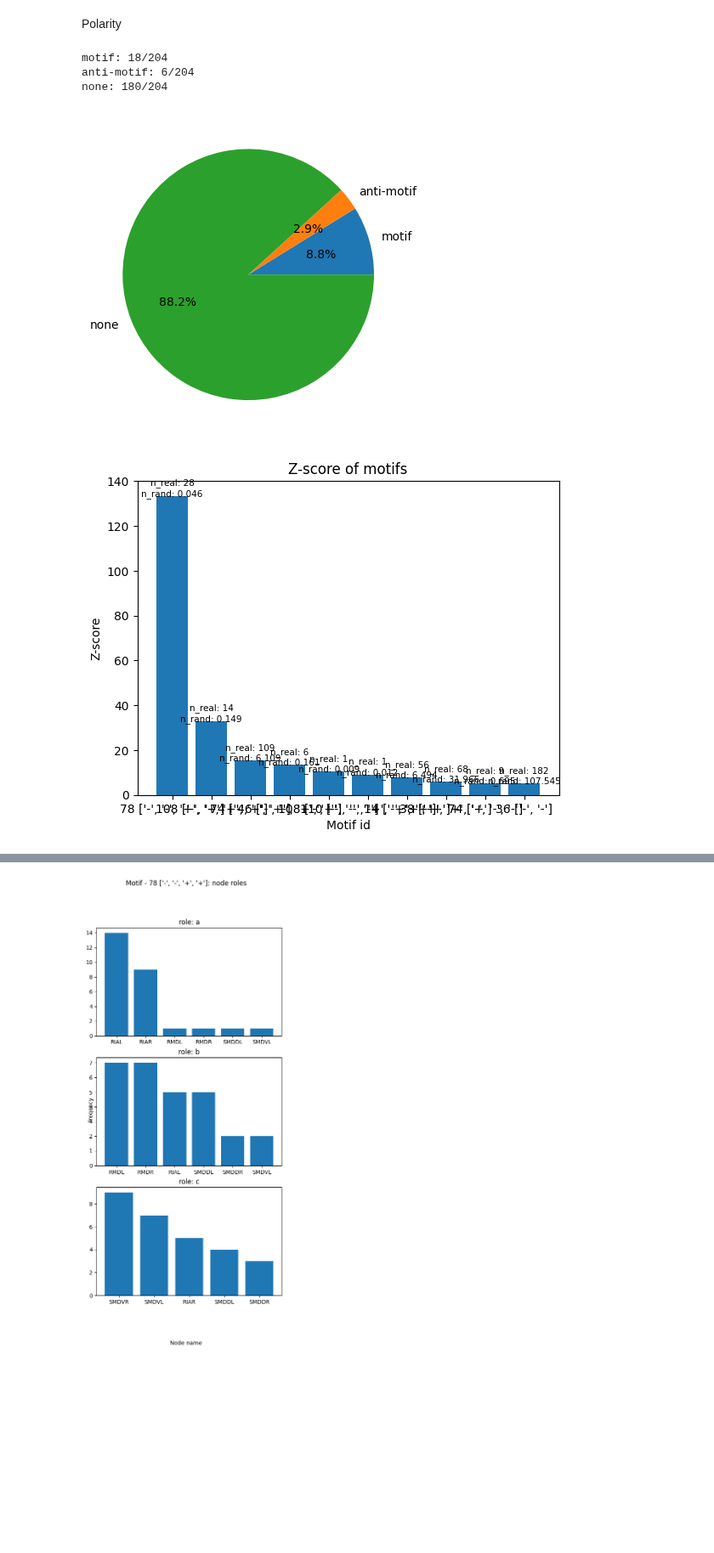
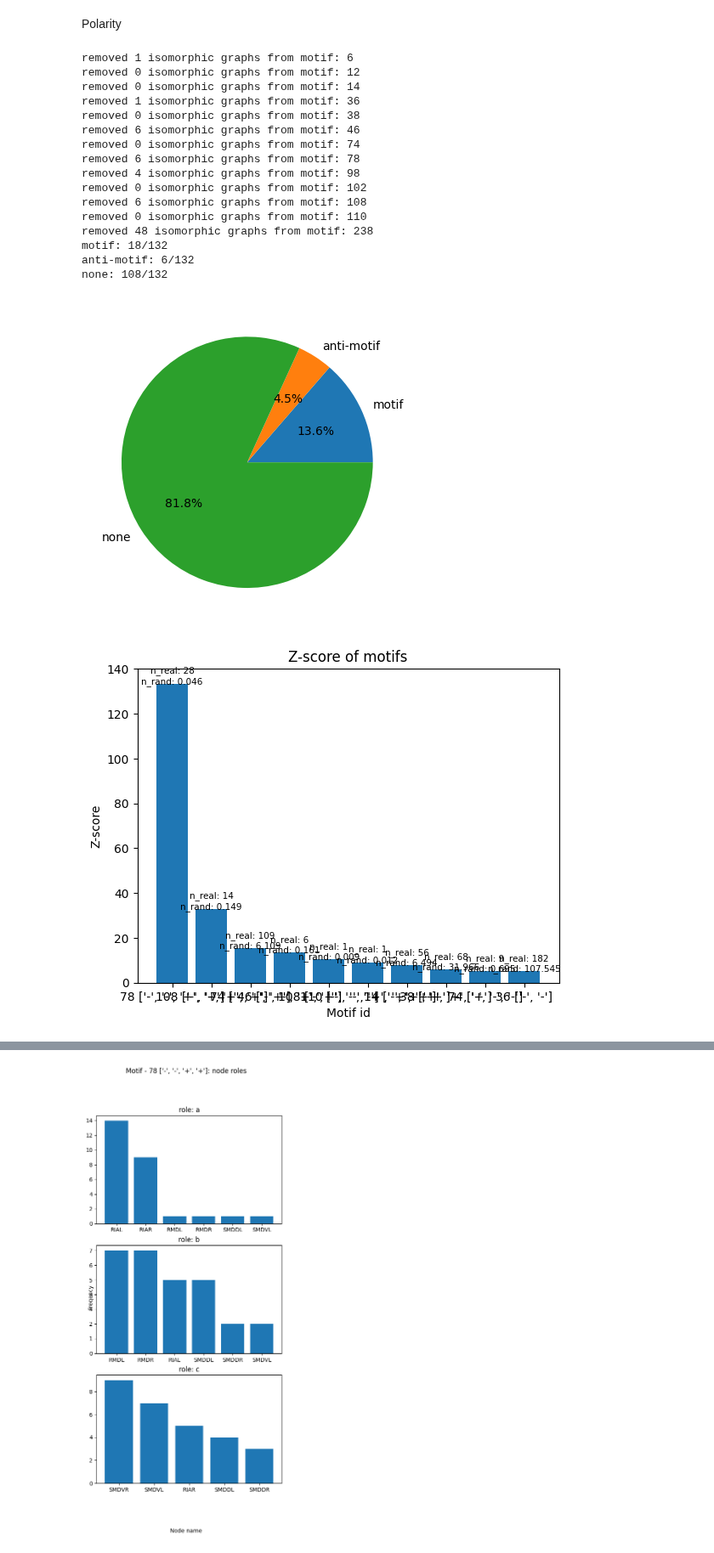
Before and after one commit to deangeckt/network_motifs, a Jupyter notebook: post_motif_analysis/motif_analysis.ipynb, the cells around one changed output, grey strips where cells are left out. Shown at 85% size. Cells and saved outputs as stored; diff of their text form; code cells hidden in the pictures; blank space fills up the shorter version.

Commit message:
polarity motif analysis - remove iso sub graphs

```diff
--- a/post_motif_analysis/motif_analysis.ipynb
+++ b/post_motif_analysis/motif_analysis.ipynb
@@ -192,6 +193,43 @@ def draw_neighbors(neuron: str):
     neighbors = [network.neuron_names[i] for i in list(network.graph.neighbors(network.neuron_names.index(neuron)))]
     neighbors.append(neuron)
     draw_sub_graph(neighbors, center=neuron)
+# %%
+def remove_isomorphic_polarity_motifs(motif: Motif):
+    polarity_dict = {'+': 0, '-': 1, 'complex': 2}
+
+    def _get_polarity_motif_graph(motif: Motif):
+        graph = nx.DiGraph(motif.role_pattern)
+        for role, pol in zip(motif.role_pattern, motif.polarity):
+            s,t = role
+            graph[s][t]['polarity'] = polarity_dict[pol]
+        return graph
+
+    isomorphic = defaultdict(dict)
+    for pol_motif in motif.polarity_motifs:
+        sub_graph = _get_polarity_motif_graph(pol_motif)
+        sub_id = pol_motif.id
+
+        found = False
+        for reps_graph_id in isomorphic:
+            reps_graph = isomorphic[reps_graph_id]['reps_graph']
+            if nx.is_isomorphic(reps_graph, sub_graph, edge_match=lambda e1,e2: e1['polarity'] == e2['polarity']):
+                isomorphic[reps_graph_id]['list'].append(sub_id)
+                found = True
+                break
+
+        if not found:
+            isomorphic[sub_id]['reps_graph'] = sub_graph
+            isomorphic[sub_id]['list'] = [sub_id]
+
+    remove_sum = 0
+    for iso in isomorphic:
+        remove_list = isomorphic[iso]['list'][1:]
+        remove_sum += len(remove_list)
+        for sub_id in remove_list:
+            pol_motif = [m for m in motif.polarity_motifs if m.id == sub_id][0]
+            motif.polarity_motifs.remove(pol_motif)
+
+    print(f'removed {remove_sum} isomorphic graphs from motif: {motif.id}')
 # %%
 motifs_ = [m for m in motifs.values() if m.motif_criteria.is_motif == MotifType.motif]
 anti_motifs_ = [m for m in motifs.values() if m.motif_criteria.is_motif == MotifType.anti_motif]
@@ -248,21 +286,36 @@ Clustering coefficient: 0.062
 Polarity
 # %%
 al_polarities = []
+
 for m in motifs.values():
+    remove_isomorphic_polarity_motifs(motif=m)
     al_polarities.extend(m.polarity_motifs)
 
 motifs_ = [m for m in al_polarities if m.motif_criteria.is_motif == MotifType.motif]
 anti_motifs_ = [m for m in al_polarities if m.motif_criteria.is_motif == MotifType.anti_motif]
 none_motifs_ = [m for m in al_polarities if m.motif_criteria.is_motif == MotifType.none]
 
 plot_motif_distribution(motifs_, anti_motifs_, none_motifs_)
 plot_motifs_z(motifs_, MotifType.motif)
 plot_motifs_z(anti_motifs_, MotifType.anti_motif)
 # %% [output]
-motif: 18/204
-anti-motif: 6/204
-none: 180/204
+removed 1 isomorphic graphs from motif: 6
+removed 0 isomorphic graphs from motif: 12
+removed 0 isomorphic graphs from motif: 14
+removed 1 isomorphic graphs from motif: 36
+removed 0 isomorphic graphs from motif: 38
+removed 6 isomorphic graphs from motif: 46
+removed 0 isomorphic graphs from motif: 74
+removed 6 isomorphic graphs from motif: 78
+removed 4 isomorphic graphs from motif: 98
+removed 0 isomorphic graphs from motif: 102
+removed 6 isomorphic graphs from motif: 108
+removed 0 isomorphic graphs from motif: 110
+removed 48 isomorphic graphs from motif: 238
+motif: 18/132
+anti-motif: 6/132
+none: 108/132
-[figure, old version]
+[figure, new version]
 [figure]
 [figure]
 [figure]
```
Also changed, not shown: parts of 2 cells of this notebook.
